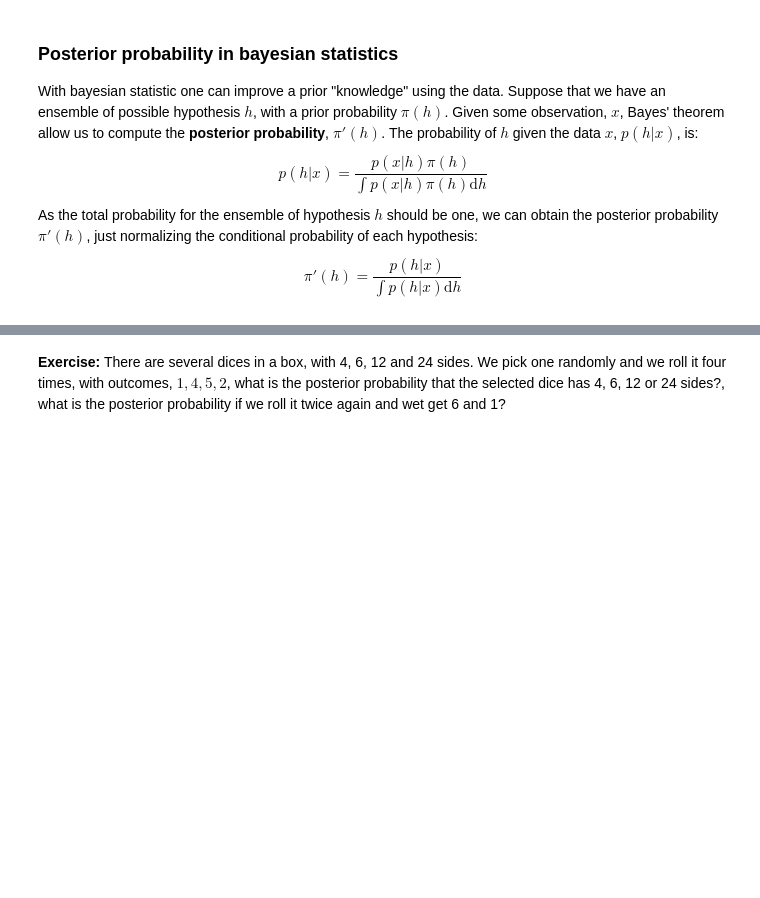
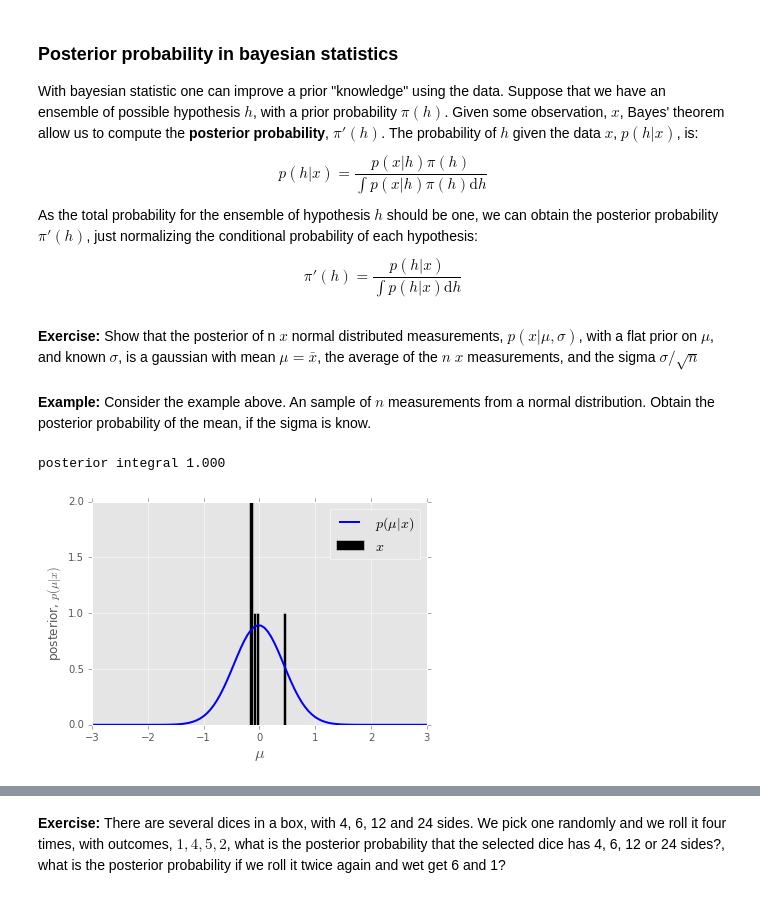
Before and after one commit to jahernando/uscdatanacourse, a Jupyter notebook: General.ipynb, the cells around one changed output, grey strips where cells are left out. Cells and saved outputs as stored; diff of their text form; code cells hidden in the pictures; blank space fills up the shorter version.

Commit message:
adding posterior in general

```diff
--- a/General.ipynb
+++ b/General.ipynb
@@ -320,3 +320,35 @@ As the total probability for the ensemble of hypothesis $h$ should be one, we ca
 $$
 \pi'(h) = \frac{p(h|x)}{ \int p(h|x) \mathrm{d}h}
 $$
+# %% [markdown]
+**Exercise:** Show that the posterior of n $x$ normal distributed measurements, $p(x | \mu, \sigma)$, with a flat prior on $\mu$, and known $\sigma$, is a gaussian with mean $\mu = \bar{x}$, the average of the $n$ $x$ measurements, and the sigma $\sigma/\sqrt{n}$
+# %% [markdown]
+**Example:** Consider the example above. An sample of $n$ measurements from a normal distribution. Obtain the posterior probability of the mean, if the sigma is know.
+# %%
+n = 5
+xs = stats.norm.rvs(size=n)
+
+def posterior(x, xs):
+    """ the posterior of a gaussian likelihood with known sigma, and mu mean, and flat prior on mu
+    is a gaussian with mean the average of the n-measurements, and sigma sigma/n
+    """
+    mu = np.mean(xs)
+    msig = np.sqrt(1./(1.*len(xs)))
+    return stats.norm.pdf(x, mu, msig)
+
+fig, ax = plt.subplots()
+
+
+ax.hist(xs, bins=100, range=(-3., 3.), color='black', label='$x$')
+mus = np.linspace(-3., 3., 100)
+pos = np.array([posterior(mu, xs) for mu in mus])
+dx = mus[1]-mus[0]
+print 'posterior integral {:5.3f}'.format(np.sum(pos)*dx)
+ax.plot(mus, pos, color='blue', lw=2, label='$p(\mu | x)$')
+ax.legend(fontsize=14)
+ax.set_xlabel('$\mu$', fontsize=16)
+ax.set_ylabel('posterior, $p(\mu | x)$');
+fig.savefig('figs/gen_normal_posterior.png');
+# %% [output]
+posterior integral 1.000
+[figure, added]
```
Also changed, not shown: parts of 7 cells of this notebook, 3 other files.
